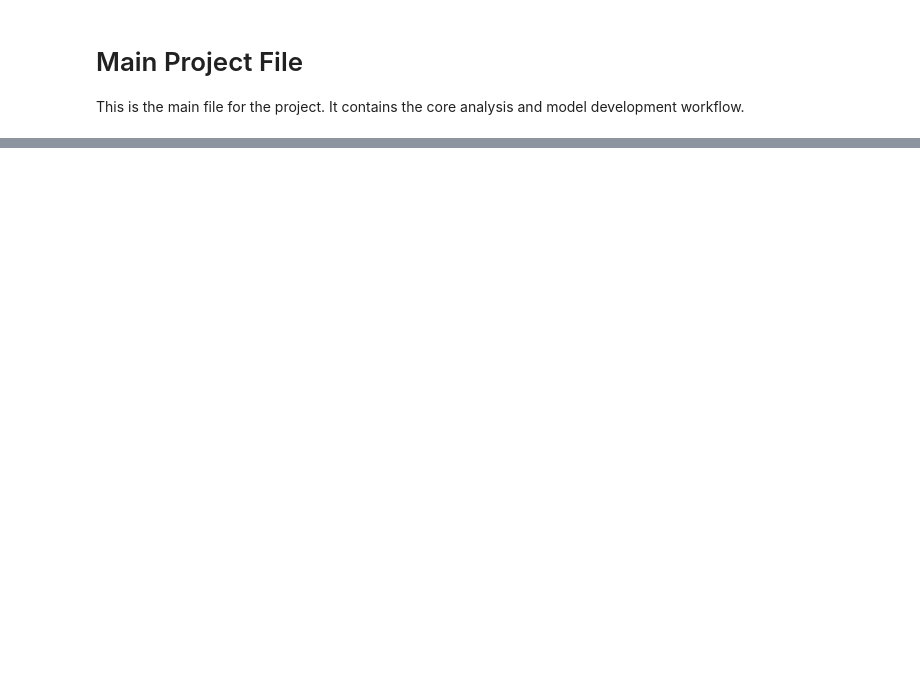
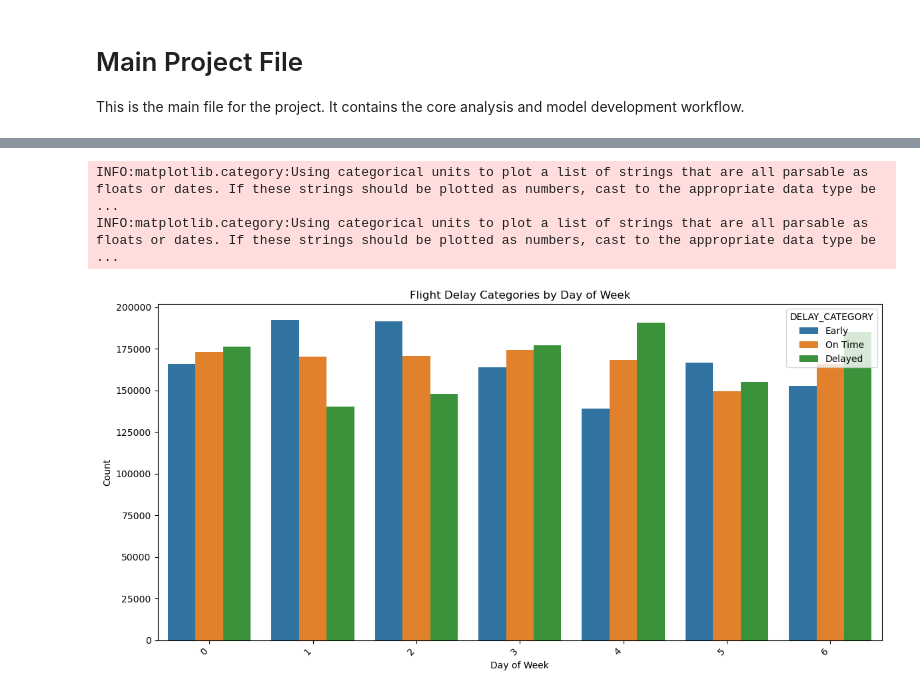
Before and after one commit to mattlundberg/Project-2, a Jupyter notebook: src/main.ipynb, the cells around one changed output, grey strips where cells are left out. Drawn from its saved outputs; the diff is of its cells as text; code cells hidden in the pictures; blank space fills up the shorter version.

```diff
--- a/src/main.ipynb
+++ b/src/main.ipynb
@@ -65,0 +113,22 @@ INFO:modelhelper:Model successfully loaded from models\decision_tree.pkl
+# %%
+# Create a bar plot showing delay categories by day of week
+plt.figure(figsize=(12, 6))
+sns.countplot(data=flight_data, x='DAY_OF_WEEK', hue='DELAY_CATEGORY')
+
+# Rotate x-axis labels for better readability
+plt.xticks(rotation=45, ha='right')
+
+# Add labels and title
+plt.xlabel('Day of Week')
+plt.ylabel('Count')
+plt.title('Flight Delay Categories by Day of Week')
+
+# Adjust layout to prevent label cutoff
+plt.tight_layout()
+
+# Show the plot
+plt.show()
+# %% [output]
+INFO:matplotlib.category:Using categorical units to plot a list of strings that are all parsable as floats or dates. If these strings should be plotted as numbers, cast to the appropriate data type be ...
+INFO:matplotlib.category:Using categorical units to plot a list of strings that are all parsable as floats or dates. If these strings should be plotted as numbers, cast to the appropriate data type be ...
+[figure, added]
```
Also changed, not shown: parts of 2 cells of this notebook.
